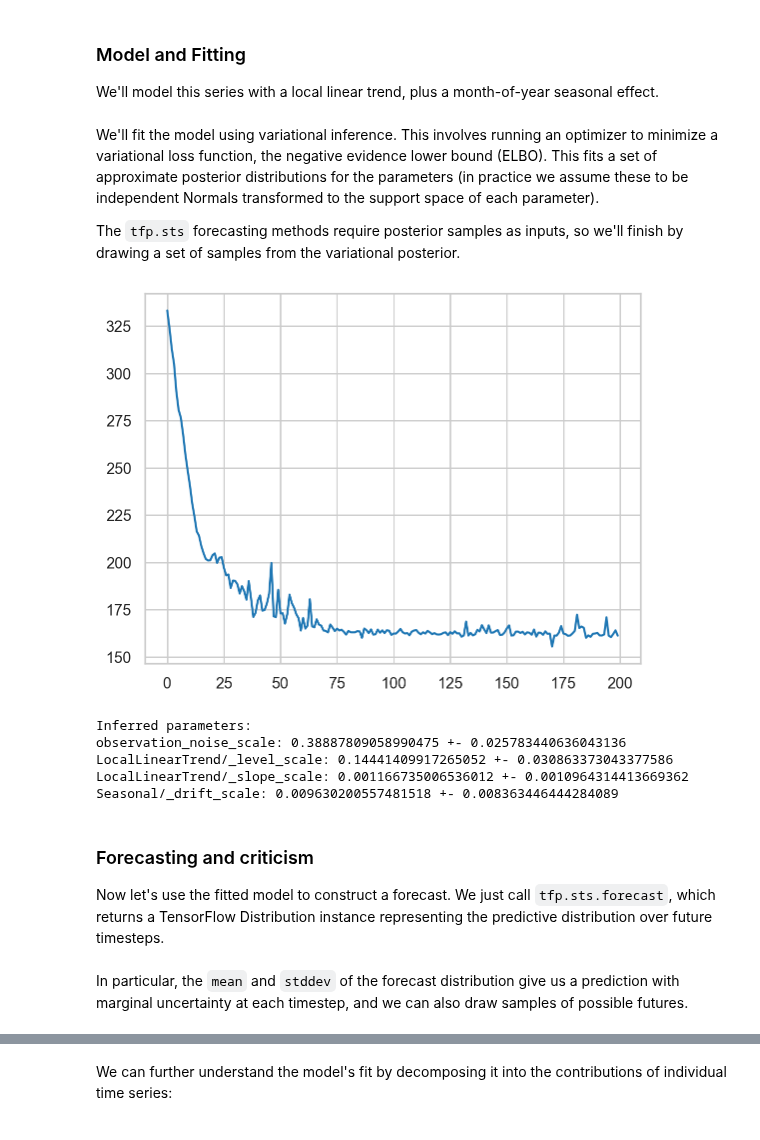
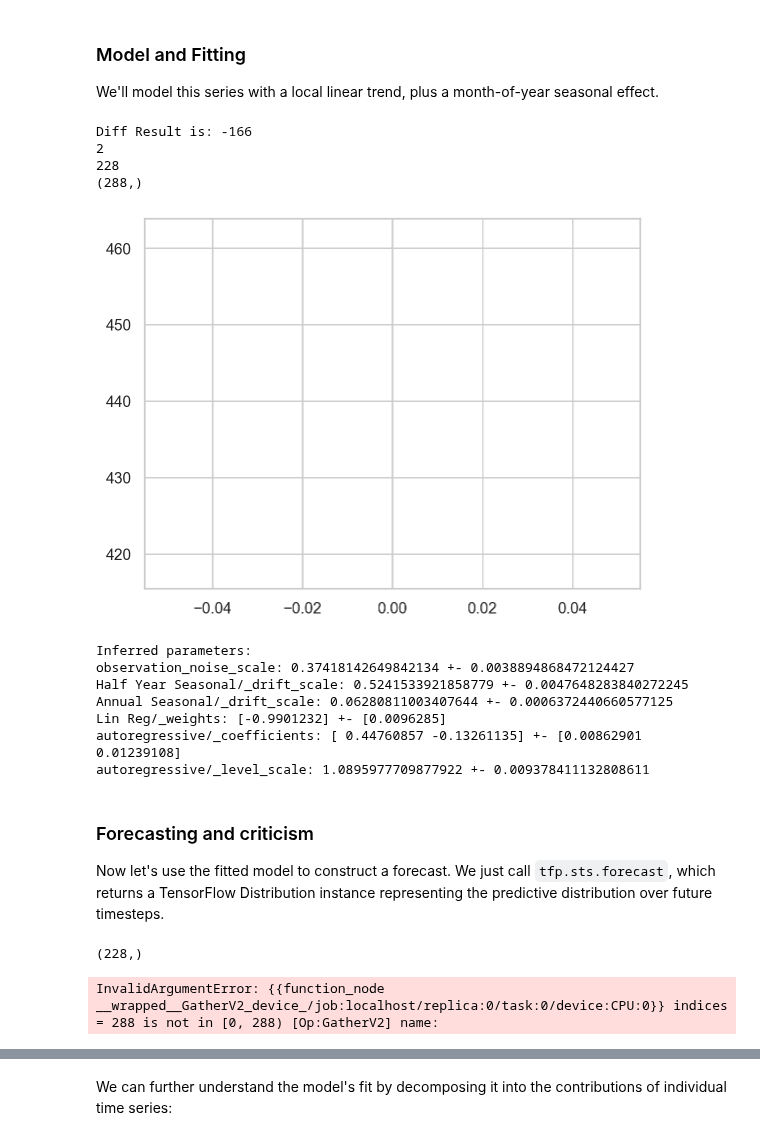
Before and after one commit to alaricespina/Thesis-Repository, a Jupyter notebook: Auto Regressive Ensemble Modelling/STS_Temperature.ipynb, the cells around one changed output, grey strips where cells are left out. Cells and saved outputs as stored; diff of their text form; code cells hidden in the pictures.

```diff
--- a/Auto Regressive Ensemble Modelling/STS_Temperature.ipynb
+++ b/Auto Regressive Ensemble Modelling/STS_Temperature.ipynb
@@ -210,15 +172,3 @@ fig.autofmt_xdate()
 ### Model and Fitting
 
 We'll model this series with a local linear trend, plus a month-of-year seasonal effect.
-# %%
-def build_model(observed_time_series):
-  trend = sts.LocalLinearTrend(observed_time_series=observed_time_series)
-  # trend = sts.SemiLocalLinearTrend(observed_time_series=observed_time_series)
-  seasonal = tfp.sts.Seasonal(
-      num_seasons=12, observed_time_series=observed_time_series)
-  model = sts.Sum([trend, seasonal], observed_time_series=observed_time_series)
-  return model
-# %% [markdown]
-We'll fit the model using variational inference. This involves running an optimizer to minimize a variational loss function, the negative evidence lower bound (ELBO). This fits a set of approximate posterior distributions for the parameters (in practice we assume these to be independent Normals transformed to the support space of each parameter).
-
-The `tfp.sts` forecasting methods require posterior samples as inputs, so we'll finish by drawing a set of samples from the variational posterior.
@@ -225,29 +223,28 @@ The `tfp.sts` forecasting methods require posterior samples as inputs, so we'll
 # %%
-co2_model = build_model(co2_by_month_training_data)
+temp_model = build_model(temp_by_month_training_data)
 
 # Build the variational surrogate posteriors `qs`.
-variational_posteriors = tfp.sts.build_factored_surrogate_posterior(
-    model=co2_model)
+variational_posteriors = tfp.sts.build_factored_surrogate_posterior(model=temp_model)
+# %% [output]
+Diff Result is: -166
+2
+228
+(288,)
 # %%
-#@title Minimize the variational loss.
-
 # Allow external control of optimization to reduce test runtimes.
-num_variational_steps = 200 # @param { isTemplate: true}
+num_variational_steps = 1
 num_variational_steps = int(num_variational_steps)
 
 # Build and optimize the variational loss function.
 elbo_loss_curve = tfp.vi.fit_surrogate_posterior(
-    target_log_prob_fn=co2_model.joint_distribution(
-        observed_time_series=co2_by_month_training_data).log_prob,
-    surrogate_posterior=variational_posteriors,
-    optimizer=tf_keras.optimizers.Adam(learning_rate=0.1),
-    num_steps=num_variational_steps,
-    jit_compile=True)
+    target_log_prob_fn = temp_model.joint_distribution(observed_time_series=temp_by_month_training_data).log_prob,
+    surrogate_posterior = variational_posteriors,
+    optimizer = tf_keras.optimizers.Adam(learning_rate=0.1),
+    num_steps = num_variational_steps,
+    # jit_compile = True)
+)
 
 plt.plot(elbo_loss_curve)
 plt.show()
-
-# Draw samples from the variational posterior.
-q_samples_co2_ = variational_posteriors.sample(50)
 # %% [output]
-[figure, old version]
+[figure, new version]
@@ -254,25 +254,32 @@ q_samples_co2_ = variational_posteriors.sample(50)
 # %%
+# Parameters after Fitting
 print("Inferred parameters:")
-for param in co2_model.parameters:
-  print("{}: {} +- {}".format(param.name,
-                              np.mean(q_samples_co2_[param.name], axis=0),
-                              np.std(q_samples_co2_[param.name], axis=0)))
+for param in temp_model.parameters:
+    print("{}: {} +- {}".format(param.name, np.mean(q_samples_co2_[param.name], axis=0), np.std(q_samples_co2_[param.name], axis=0)))
 # %% [output]
 Inferred parameters:
-observation_noise_scale: 0.38887809058990475 +- 0.025783440636043136
-LocalLinearTrend/_level_scale: 0.14441409917265052 +- 0.030863373043377586
-LocalLinearTrend/_slope_scale: 0.001166735006536012 +- 0.0010964314413669362
-Seasonal/_drift_scale: 0.009630200557481518 +- 0.008363446444284089
+observation_noise_scale: 0.37418142649842134 +- 0.0038894868472124427
+Half Year Seasonal/_drift_scale: 0.5241533921858779 +- 0.0047648283840272245
+Annual Seasonal/_drift_scale: 0.06280811003407644 +- 0.0006372440660577125
+Lin Reg/_weights: [-0.9901232] +- [0.0096285]
+autoregressive/_coefficients: [ 0.44760857 -0.13261135] +- [0.00862901 0.01239108]
+autoregressive/_level_scale: 1.0895977709877922 +- 0.009378411132808611
 # %% [markdown]
 ### Forecasting and criticism
 
 Now let's use the fitted model to construct a forecast. We just call `tfp.sts.forecast`, which returns a TensorFlow Distribution instance representing the predictive distribution over future timesteps.
+# %%
+temp_by_month_training_data.shape
+# %% [output]
+(228,)
 # %%
-co2_forecast_dist = tfp.sts.forecast(
-    co2_model,
-    observed_time_series=co2_by_month_training_data,
+temp_forecast_dist = tfp.sts.forecast(
+    temp_model,
+    observed_time_series = temp_by_month,
     parameter_samples=q_samples_co2_,
-    num_steps_forecast=num_forecast_steps)
+    num_steps_forecast= num_forecast_steps)
+    # num_steps_forecast=12*50)
+    # num_steps_forecast = len(temp_by_month) + 10)
+# %% [output]
+InvalidArgumentError: {{function_node __wrapped__GatherV2_device_/job:localhost/replica:0/task:0/device:CPU:0}} indices = 288 is not in [0, 288) [Op:GatherV2] name:
-# %% [markdown]
-In particular, the `mean` and `stddev` of the forecast distribution give us a prediction with marginal uncertainty at each timestep, and we can also draw samples of possible futures.
 # %%
```
Also changed, not shown: parts of 21 cells of this notebook.
